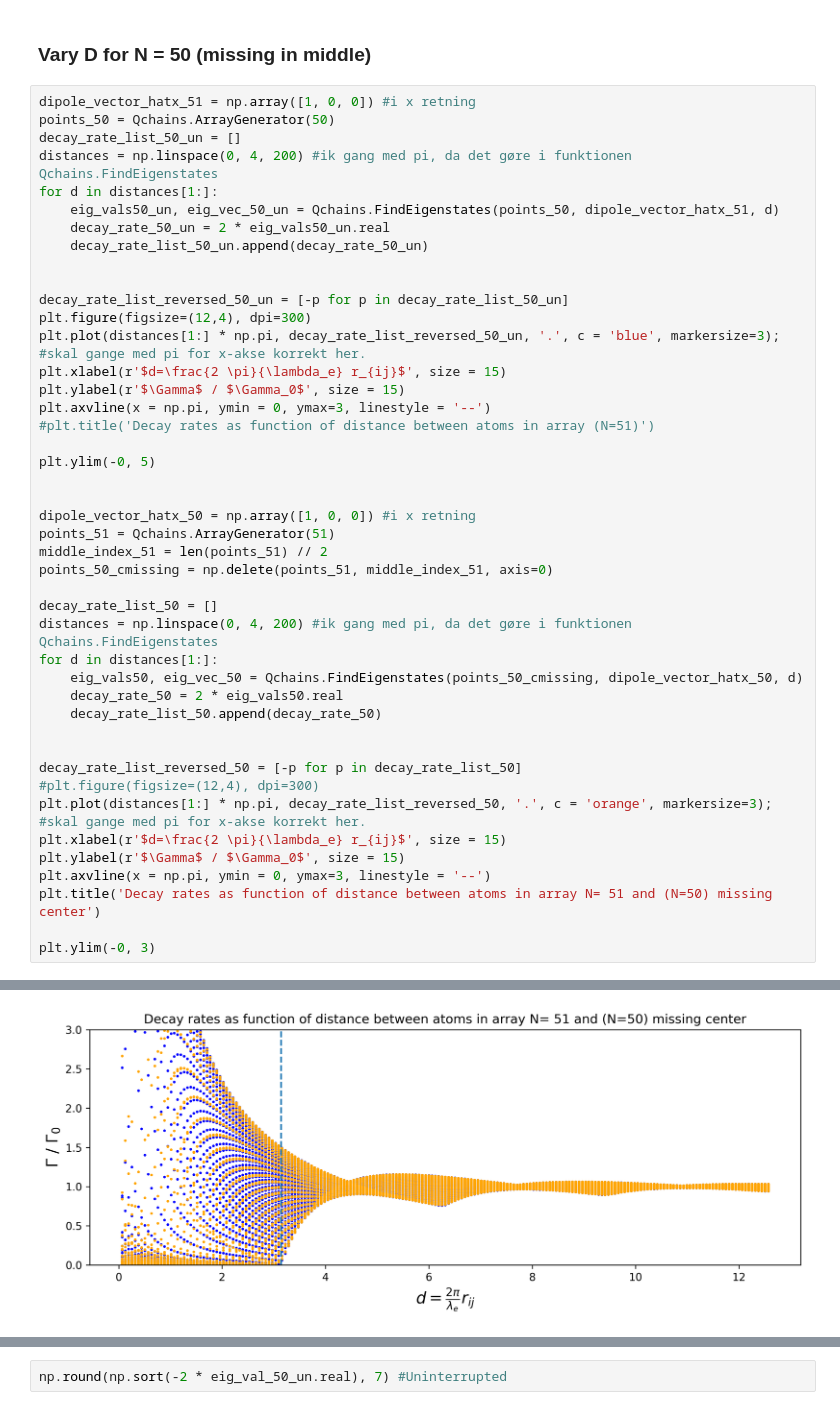
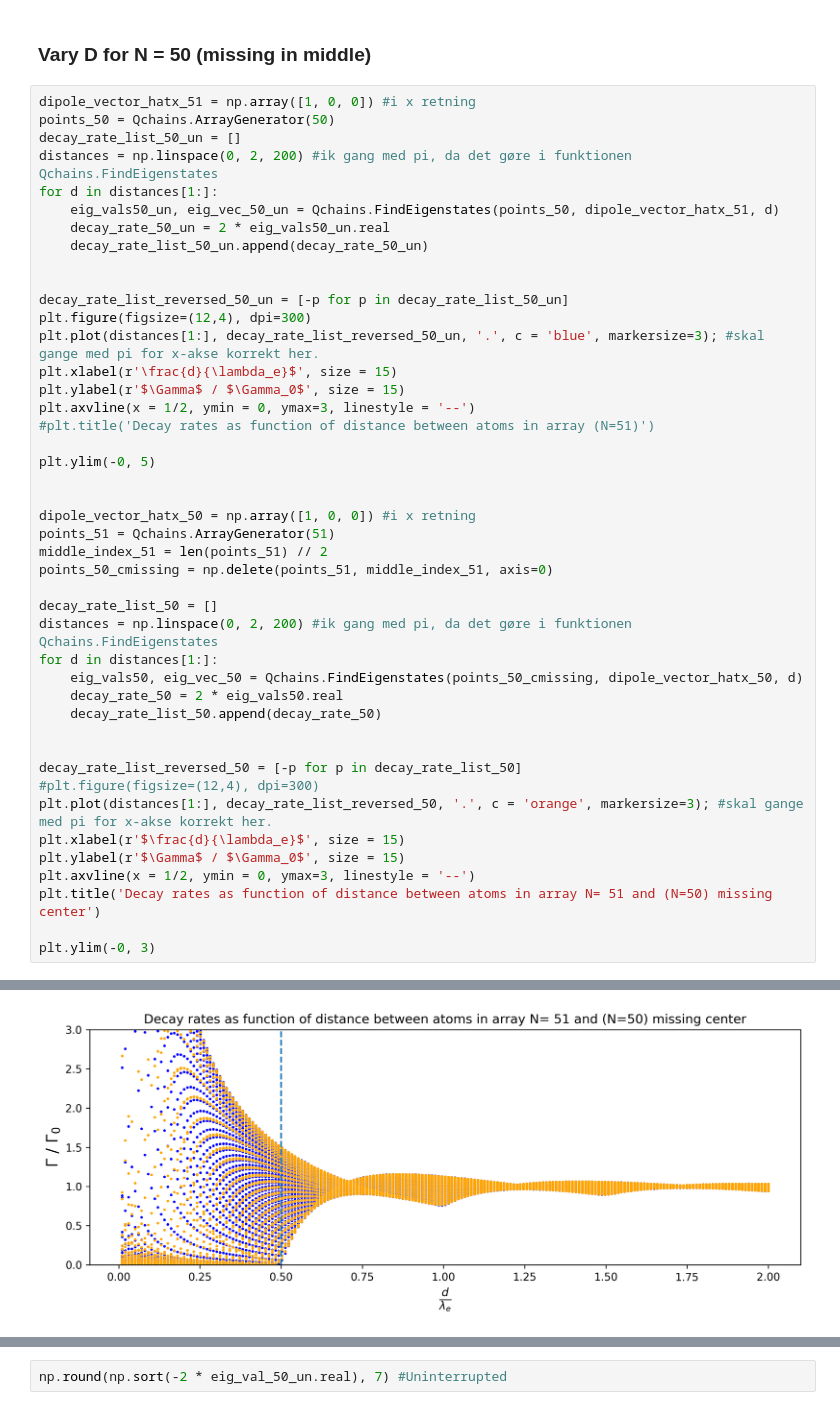
Before and after one commit to FrederikButler/DipoleStructuresInVacuum, a Jupyter notebook: Interrupted Chains.ipynb, the cells around one changed output, grey strips where cells are left out. Saved outputs shown, nothing was run; the diff lists cells and outputs as text.

```diff
--- a/Interrupted Chains.ipynb
+++ b/Interrupted Chains.ipynb
@@ -69,7 +69,7 @@ Ligner jeg 'mister' ekstremerne. Får mindre subradiant (0.0049133 for N = 10 og
 dipole_vector_hatx_51 = np.array([1, 0, 0]) #i x retning
 points_50 = Qchains.ArrayGenerator(50)
 decay_rate_list_50_un = []
-distances = np.linspace(0, 4, 200) #ik gang med pi, da det gøre i funktionen Qchains.FindEigenstates
+distances = np.linspace(0, 2, 200) #ik gang med pi, da det gøre i funktionen Qchains.FindEigenstates
 for d in distances[1:]:
     eig_vals50_un, eig_vec_50_un = Qchains.FindEigenstates(points_50, dipole_vector_hatx_51, d)
     decay_rate_50_un = 2 * eig_vals50_un.real
@@ -77,41 +77,41 @@ for d in distances[1:]:
 
 
 decay_rate_list_reversed_50_un = [-p for p in decay_rate_list_50_un]
 plt.figure(figsize=(12,4), dpi=300)
-plt.plot(distances[1:] * np.pi, decay_rate_list_reversed_50_un, '.', c = 'blue', markersize=3); #skal gange med pi for x-akse korrekt her.
-plt.xlabel(r'$d=\frac{2 \pi}{\lambda_e} r_{ij}$', size = 15)
+plt.plot(distances[1:], decay_rate_list_reversed_50_un, '.', c = 'blue', markersize=3); #skal gange med pi for x-akse korrekt her.
+plt.xlabel(r'\frac{d}{\lambda_e}$', size = 15)
 plt.ylabel(r'$\Gamma$ / $\Gamma_0$', size = 15)
-plt.axvline(x = np.pi, ymin = 0, ymax=3, linestyle = '--')
+plt.axvline(x = 1/2, ymin = 0, ymax=3, linestyle = '--')
 #plt.title('Decay rates as function of distance between atoms in array (N=51)')
 
 plt.ylim(-0, 5)
 
 
 dipole_vector_hatx_50 = np.array([1, 0, 0]) #i x retning
 points_51 = Qchains.ArrayGenerator(51)
 middle_index_51 = len(points_51) // 2
 points_50_cmissing = np.delete(points_51, middle_index_51, axis=0)
 
 decay_rate_list_50 = []
-distances = np.linspace(0, 4, 200) #ik gang med pi, da det gøre i funktionen Qchains.FindEigenstates
+distances = np.linspace(0, 2, 200) #ik gang med pi, da det gøre i funktionen Qchains.FindEigenstates
 for d in distances[1:]:
     eig_vals50, eig_vec_50 = Qchains.FindEigenstates(points_50_cmissing, dipole_vector_hatx_50, d)
     decay_rate_50 = 2 * eig_vals50.real
     decay_rate_list_50.append(decay_rate_50)
 
 
 decay_rate_list_reversed_50 = [-p for p in decay_rate_list_50]
 #plt.figure(figsize=(12,4), dpi=300)
-plt.plot(distances[1:] * np.pi, decay_rate_list_reversed_50, '.', c = 'orange', markersize=3); #skal gange med pi for x-akse korrekt her.
-plt.xlabel(r'$d=\frac{2 \pi}{\lambda_e} r_{ij}$', size = 15)
+plt.plot(distances[1:], decay_rate_list_reversed_50, '.', c = 'orange', markersize=3); #skal gange med pi for x-akse korrekt her.
+plt.xlabel(r'$\frac{d}{\lambda_e}$', size = 15)
 plt.ylabel(r'$\Gamma$ / $\Gamma_0$', size = 15)
-plt.axvline(x = np.pi, ymin = 0, ymax=3, linestyle = '--')
+plt.axvline(x = 1/2, ymin = 0, ymax=3, linestyle = '--')
 plt.title('Decay rates as function of distance between atoms in array N= 51 and (N=50) missing center')
 
 plt.ylim(-0, 3)
 # %% [output]
 (0.0, 3.0)
-[figure, old version]
+[figure, new version]
 # %%
 #Uninterrupted
 dipole_vector_hatx_51 = np.array([0, 1, 0]) #i x retning
```
Also changed, not shown: parts of 13 cells of this notebook, 11 other files.
